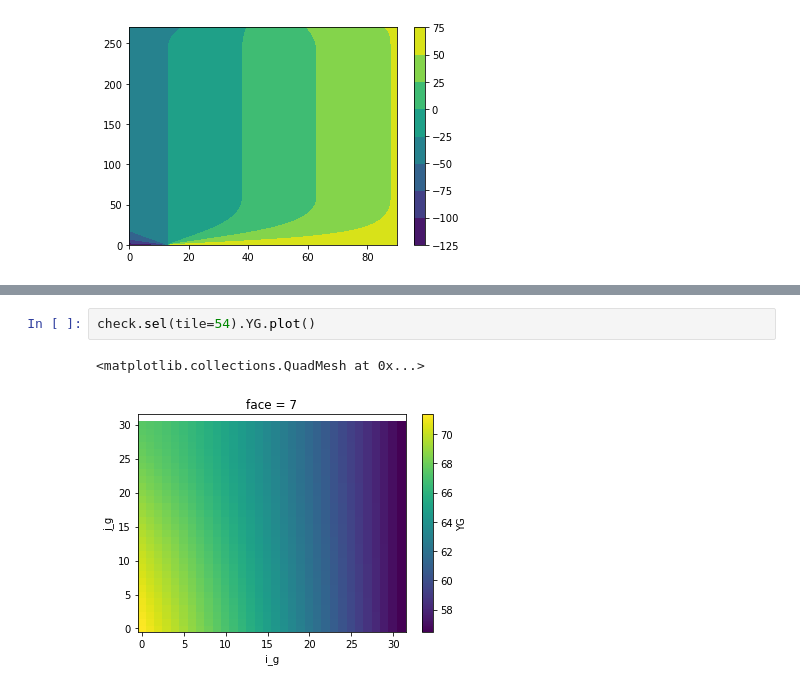
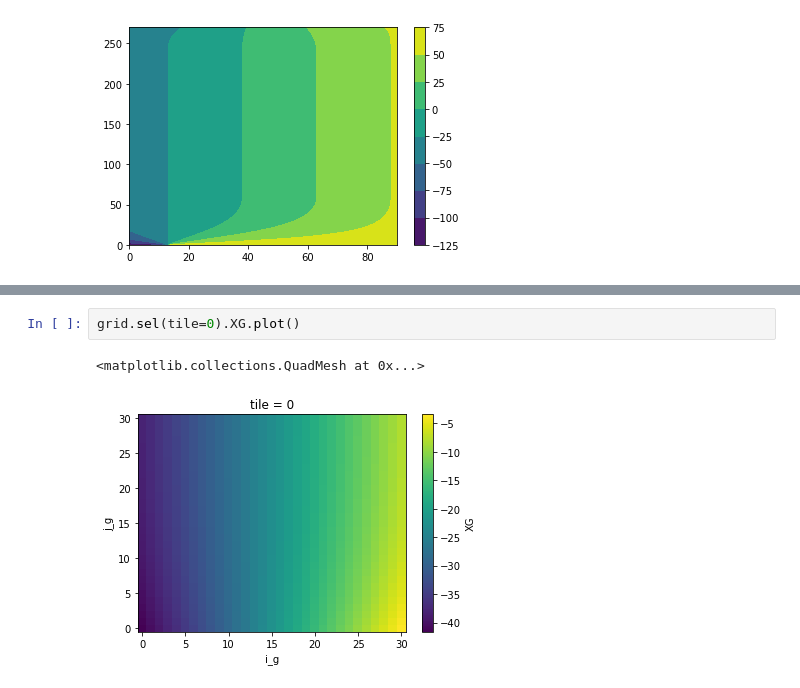
Before and after one commit to cspencerjones/float_stuff, a Jupyter notebook: python_code/llc_binning.ipynb, the cells around one changed output, grey strips where cells are left out. Saved outputs shown, nothing was run; the diff lists cells and outputs as text.

Commit message:
Get xg,yg on tiles

```diff
--- a/python_code/llc_binning.ipynb
+++ b/python_code/llc_binning.ipynb
@@ -569,5 +594,5 @@ plt.colorbar(cs)
 # %%
-check.sel(tile=54).YG.plot()
+grid.sel(tile=0).XG.plot()
 # %% [output]
 <matplotlib.collections.QuadMesh at 0x...>
-[figure, old version]
+[figure, new version]
```
Also changed, not shown: parts of 6 cells of this notebook.
